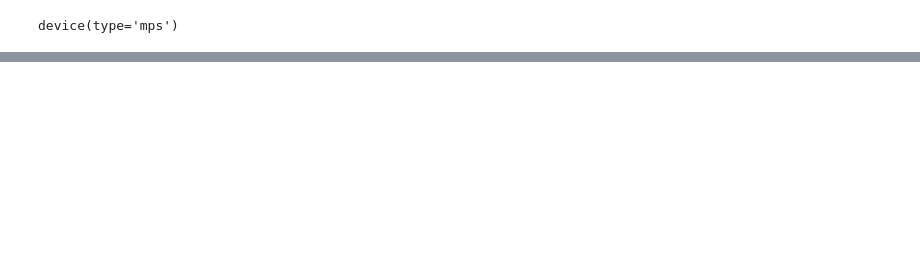
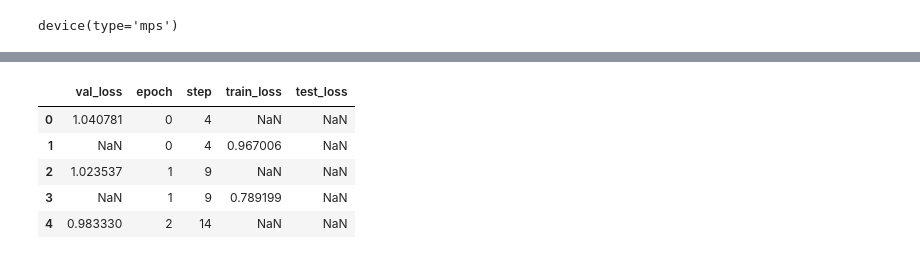
Before and after one commit to yu9824/torch-graph-tutorial, a Jupyter notebook: torch-graph-lightning.ipynb, the cells around one changed output, grey strips where cells are left out. Drawn from its saved outputs; the diff is of its cells as text; code cells hidden in the pictures; blank space fills up the shorter version.

```diff
--- a/torch-graph-lightning.ipynb
+++ b/torch-graph-lightning.ipynb
@@ -122,11 +124,8 @@ dataloader
 # %% [output]
 <torch_geometric.loader.dataloader.DataLoader at 0x...>
 # %%
-dataset_train, dataset_test = train_test_split(
-    dataset, test_size=0.2, random_state=seed
-)
-dataset_train, dataset_val = train_test_split(
-    dataset_train, test_size=0.1, random_state=seed
+dataset_train, dataset_test, dataset_val = torch.utils.data.random_split(
+    dataset, [0.8, 0.1, 0.1], torch.Generator().manual_seed(seed)
 )
 print(len(dataset_train), len(dataset_val), len(dataset_test))
 # %% [output]
@@ -259,0 +260,12 @@ yyplot
+# %%
+df_history = pd.read_csv(
+    os.path.join(trainer.loggers[1].log_dir, "metrics.csv")
+)
+df_history.head()
+# %% [output]
+|  | val_loss | epoch | step | train_loss | test_loss |
+| 0 | 1.040781 | 0 | 4 | NaN | NaN |
+| 1 | NaN | 0 | 4 | 0.967006 | NaN |
+| 2 | 1.023537 | 1 | 9 | NaN | NaN |
+| 3 | NaN | 1 | 9 | 0.789199 | NaN |
+| 4 | 0.983330 | 2 | 14 | NaN | NaN |
```
Also changed, not shown: parts of 13 cells of this notebook.
